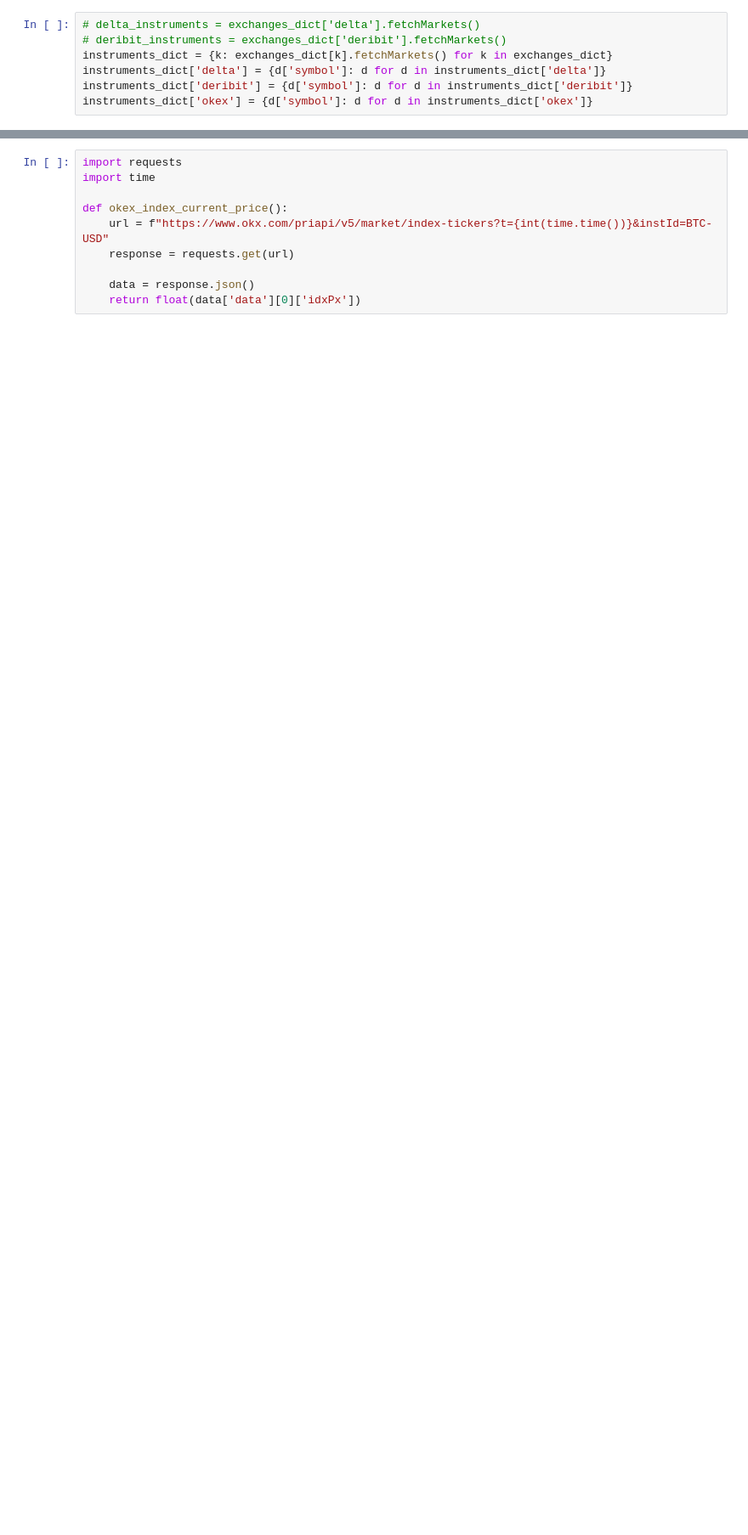
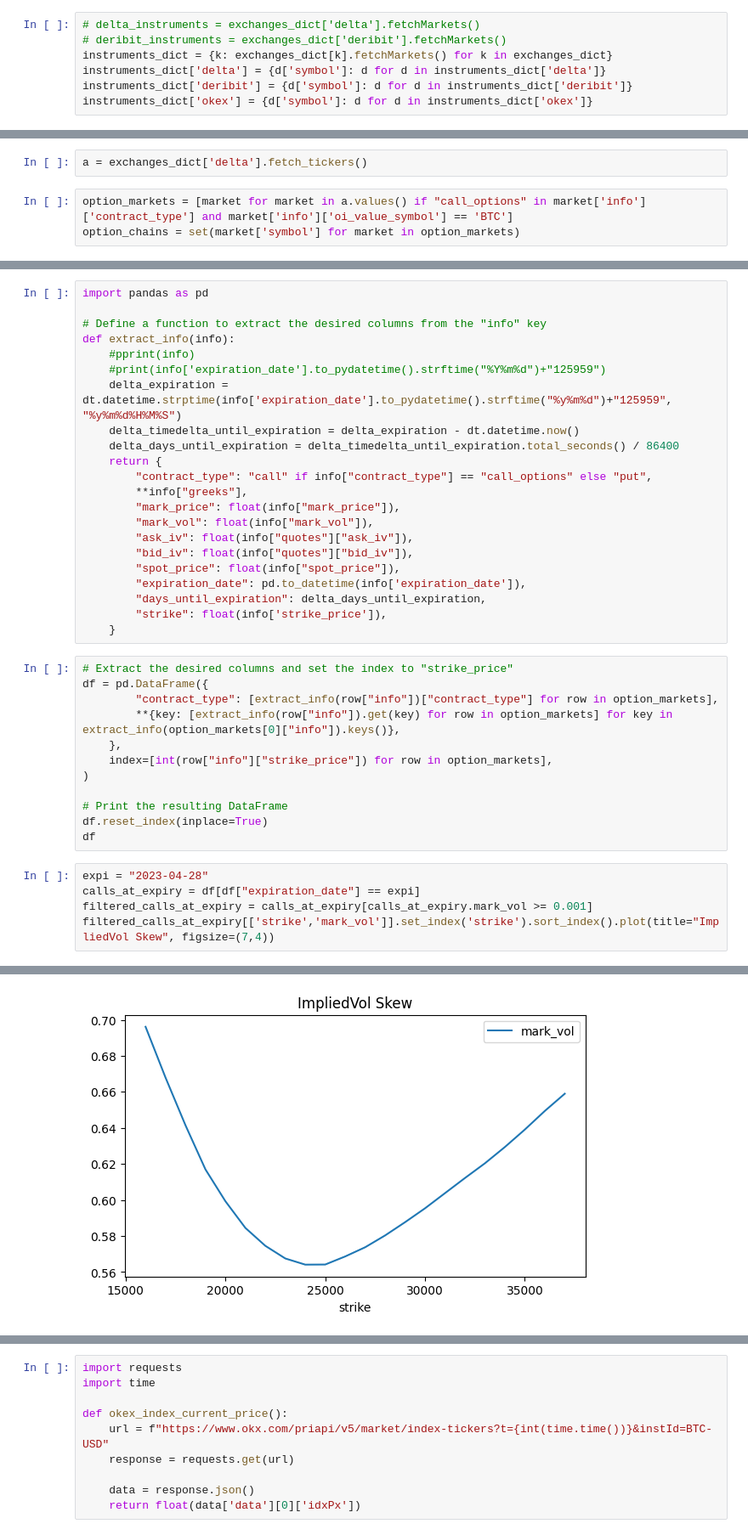
Before and after one commit to Altway/data-acc, a Jupyter notebook: delta_exchange_api.ipynb, the cells around one changed output, grey strips where cells are left out. Shown at 85% size. Drawn from its saved outputs; the diff is of its cells as text; blank space fills up the shorter version.

Commit message:
added term struct /skew plotting and option chain

```diff
--- a/delta_exchange_api.ipynb
+++ b/delta_exchange_api.ipynb
@@ -118,0 +124,5 @@ dict_keys(['BTC/USDT', 'ETH/USDT', 'OKB/USDT', 'OKT/USDT', 'LTC/USDT', 'DOT/USDT
+# %%
+a = exchanges_dict['delta'].fetch_tickers()
+# %%
+option_markets = [market for market in a.values() if "call_options" in market['info']['contract_type'] and market['info']['oi_value_symbol'] == 'BTC']
+option_chains = set(market['symbol'] for market in option_markets)
@@ -118,0 +152,40 @@ dict_keys(['BTC/USDT', 'ETH/USDT', 'OKB/USDT', 'OKT/USDT', 'LTC/USDT', 'DOT/USDT
+# %%
+import pandas as pd
+
+# Define a function to extract the desired columns from the "info" key
+def extract_info(info):
+    #pprint(info)
+    #print(info['expiration_date'].to_pydatetime().strftime("%Y%m%d")+"125959")
+    delta_expiration = dt.datetime.strptime(info['expiration_date'].to_pydatetime().strftime("%y%m%d")+"125959", "%y%m%d%H%M%S")
+    delta_timedelta_until_expiration = delta_expiration - dt.datetime.now()
+    delta_days_until_expiration = delta_timedelta_until_expiration.total_seconds() / 86400
+    return {
+        "contract_type": "call" if info["contract_type"] == "call_options" else "put",
+        **info["greeks"],
+        "mark_price": float(info["mark_price"]),
+        "mark_vol": float(info["mark_vol"]),
+        "ask_iv": float(info["quotes"]["ask_iv"]),
+        "bid_iv": float(info["quotes"]["bid_iv"]),
+        "spot_price": float(info["spot_price"]),
+        "expiration_date": pd.to_datetime(info['expiration_date']),
+        "days_until_expiration": delta_days_until_expiration,
+        "strike": float(info['strike_price']),
+    }
+# %%
+# Extract the desired columns and set the index to "strike_price"
+df = pd.DataFrame({
+        "contract_type": [extract_info(row["info"])["contract_type"] for row in option_markets],
+        **{key: [extract_info(row["info"]).get(key) for row in option_markets] for key in extract_info(option_markets[0]["info"]).keys()},
+    },
+    index=[int(row["info"]["strike_price"]) for row in option_markets],
+)
+
+# Print the resulting DataFrame
+df.reset_index(inplace=True)
+df
+# %%
+expi = "2023-04-28"
+calls_at_expiry = df[df["expiration_date"] == expi]
+filtered_calls_at_expiry = calls_at_expiry[calls_at_expiry.mark_vol >= 0.001]
+filtered_calls_at_expiry[['strike','mark_vol']].set_index('strike').sort_index().plot(title="ImpliedVol Skew", figsize=(7,4))
+# %% [output]
@@ -118,0 +193 @@ dict_keys(['BTC/USDT', 'ETH/USDT', 'OKB/USDT', 'OKT/USDT', 'LTC/USDT', 'DOT/USDT
+[figure, added]
```
Also changed, not shown: parts of 17 cells of this notebook.
